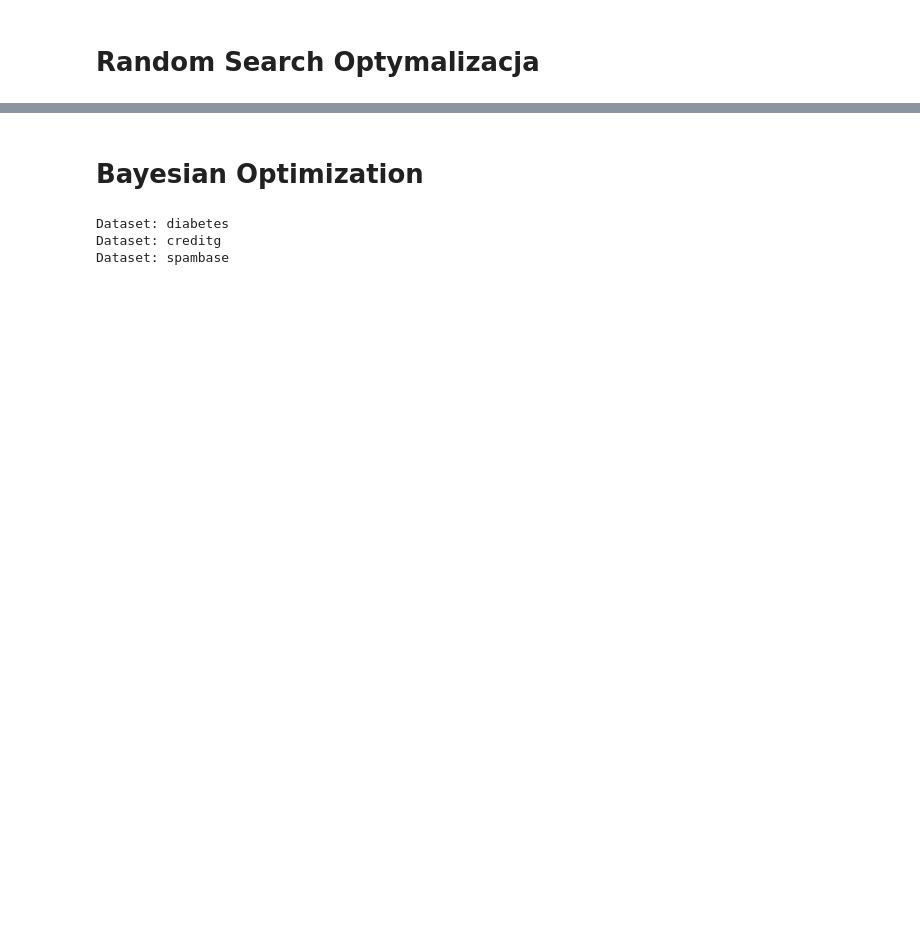
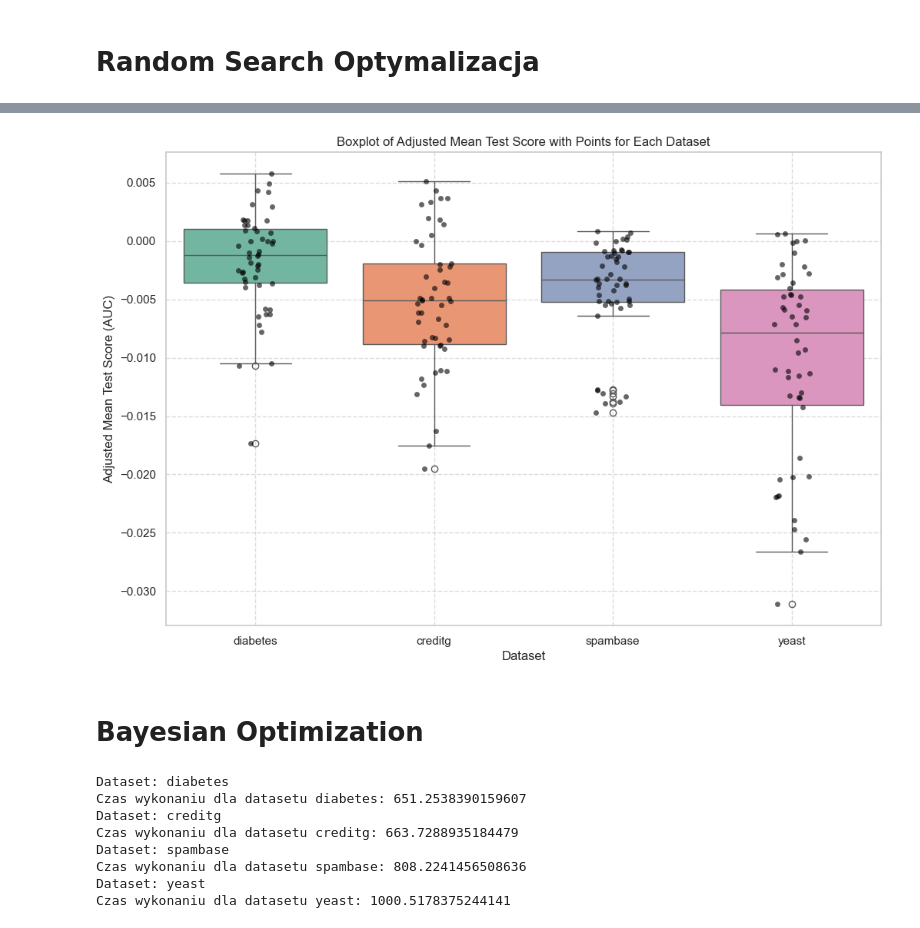
Before and after one commit to JakKepka/AutoML, a Jupyter notebook: AutoTuning/AutoTuning.ipynb, the cells around one changed output, grey strips where cells are left out. Drawn from its saved outputs; the diff is of its cells as text; code cells hidden in the pictures; blank space fills up the shorter version.

Commit message:
add: boxplot, wykresy

```diff
--- a/AutoTuning/AutoTuning.ipynb
+++ b/AutoTuning/AutoTuning.ipynb
@@ -206,6 +223,8 @@ from sklearn.exceptions import ConvergenceWarning
 warnings.filterwarnings("ignore", category=UserWarning)
 warnings.filterwarnings("ignore", category=ConvergenceWarning)
 # %%
+default_stats = {}
+
 # Obliczanie dla każdego datasetu
 for i, dataset_name in enumerate(datasets):
     start_time_iter = time()
@@ -226,7 +245,19 @@ for i, dataset_name in enumerate(datasets):
         X = pd.DataFrame(X)
 
     # Podział na dane treningowe i testowe
-    X_train, X_test, y_train, y_test = train_test_split(X, y, test_size=0.2, random_state=8)
+    X_train, X_test, y_train, y_test = train_test_split(X, y, test_size=0.2, random_state=42)
+
+    # Trenowanie i ewaluacja modelu z walidacją krzyżową 5-krotną
+    rf_best = RandomForestClassifier(random_state=42, **default_params_dict)
+
+    # 5-krotna walidacja krzyżowa z metryką AUC
+    cv_scores = cross_val_score(rf_best, X_train, y_train, cv=5, scoring='roc_auc')
+
+    # Średnia AUC z walidacji krzyżowej
+    mean_cv_auc = cv_scores.mean()
+
+    # Wartość AUC dla wartości domyślnej
+    default_stats[dataset_name] = mean_cv_auc
 
     # Unoptimized
     start_time = time()
@@ -244,9 +275,10 @@ for i, dataset_name in enumerate(datasets):
       'test_score': None,
       'best_params': f"[\'model__C\': {LR.get_params()['C']}, \'model__l1_ratio\':{LR.get_params()['l1_ratio']}]",
       'auc_score': [auc_scr],
+      'tunability': [mean_cv_auc - auc_scr],
       'r2_score': [r2_scr]
     })
-    main_results_df = pd.DataFrame(columns=['method','elapsed_time', 'best_score', 'test_score', 'best_params', 'auc_score', 'r2_score'])
+    main_results_df = pd.DataFrame(columns=['method','elapsed_time', 'best_score', 'test_score', 'best_params', 'auc_score','tunability', 'r2_score'])
     main_results_df = pd.concat([main_results_df, new_row], ignore_index=True)
 
     # Random Search
@@ -273,13 +305,14 @@ for i, dataset_name in enumerate(datasets):
         'test_score': [test_score],
         'best_params': [best_params],
         'auc_score': [auc_scr],
+        'tunability': [mean_cv_auc - auc_scr],
         'r2_score': [r2_scr]
     })
     main_results_df = pd.concat([main_results_df, new_row], ignore_index=True)
 
     name = "random_search"
     main_results_df.to_csv(f"output/{dataset_name}_{name}_main_res.csv", index=False)
-    random_results.to_csv(f"output/{dataset_name}_{name}_random_iter_res.csv", index=False)
+    random_results.to_csv(f"output/{dataset_name}_{name}_iter_res.csv", index=False)
 
     # Odliczanie czasu całego algorytmu
     elapsed_time_iter = time() - start_time_iter
@@ -294,3 +397,25 @@ Czas wykonaniu dla datasetu spambase: 65.23516201972961
+# %%
+def show_boxplot(all_data):
+    # Rysowanie boxplotu i dodanie punktów dla każdej wartości
+    plt.figure(figsize=(12, 8))
+    sns.set(style="whitegrid")
+
+    # Wykres boxplot
+    sns.boxplot(data=all_data, x='dataset', y='adjusted_mean_test_score', palette="Set2")
+
+    # Wykres stripplot do pokazania punktów danych
+    sns.stripplot(data=all_data, x='dataset', y='adjusted_mean_test_score',
+                  jitter=True, color='black', alpha=0.6, marker="o")
+
+    plt.title("Boxplot of Adjusted Mean Test Score with Points for Each Dataset")
+    plt.xlabel("Dataset")
+    plt.ylabel("Adjusted Mean Test Score (AUC)")
+    plt.grid(True, linestyle='--', alpha=0.7)
+    plt.show()
+# %%
+show_boxplot(all_data_random)
+# %% [output]
+[figure, added]
 # %% [markdown]
 # Bayesian Optimization
 # %%
@@ -320,6 +438,8 @@ bayes_search = BayesSearchCV(
     return_train_score=True
 )
 # %%
+default_stats_bayes = {}
+
 # Obliczanie dla każdego datasetu
 for i, dataset_name in enumerate(datasets):
     start_time_iter = time()
@@ -340,7 +460,18 @@ for i, dataset_name in enumerate(datasets):
         X = pd.DataFrame(X)
 
     # Podział na dane treningowe i testowe
-    X_train, X_test, y_train, y_test = train_test_split(X, y, test_size=0.2, random_state=8)
+    X_train, X_test, y_train, y_test = train_test_split(X, y, test_size=0.2, random_state=42)
+
+    # Trenowanie i ewaluacja modelu z walidacją krzyżową 5-krotną
+    rf_best = RandomForestClassifier(random_state=42, **default_params_dict)
+
+    # 5-krotna walidacja krzyżowa z metryką AUC
+    cv_scores = cross_val_score(rf_best, X_train, y_train, cv=5, scoring='roc_auc')
+
+    # Średnia AUC z walidacji krzyżowej
+    mean_cv_auc = cv_scores.mean()
+
+    default_stats_bayes[dataset_name] = mean_cv_auc
 
     # Unoptimized
     start_time = time()
@@ -392,9 +523,18 @@ for i, dataset_name in enumerate(datasets):
     main_results_df = pd.concat([main_results_df, new_row], ignore_index=True)
 
     name = "bayes_search"
-    main_results_df.to_csv(f"output/{dataset_name}_{name}_main_res_{i}.csv", index=False)
-    bayes_results.to_csv(f"output/{dataset_name}_{name}_bayes_iter_res_{i}.csv", index=False)
+    main_results_df.to_csv(f"output/{dataset_name}_{name}_main_res.csv", index=False)
+    bayes_results.to_csv(f"output/{dataset_name}_{name}_iter_res.csv", index=False)
+
+    # Odliczanie czasu całego algorytmu
+    elapsed_time_iter = time() - start_time_iter
+    print(f"Czas wykonaniu dla datasetu {dataset_name}: {elapsed_time_iter}")
 # %% [output]
 Dataset: diabetes
+Czas wykonaniu dla datasetu diabetes: 651.2538390159607
 Dataset: creditg
+Czas wykonaniu dla datasetu creditg: 663.7288935184479
 Dataset: spambase
+Czas wykonaniu dla datasetu spambase: 808.2241456508636
+Dataset: yeast
+Czas wykonaniu dla datasetu yeast: 1000.5178375244141
```
Also changed, not shown: parts of 14 cells of this notebook, 27 other files.
